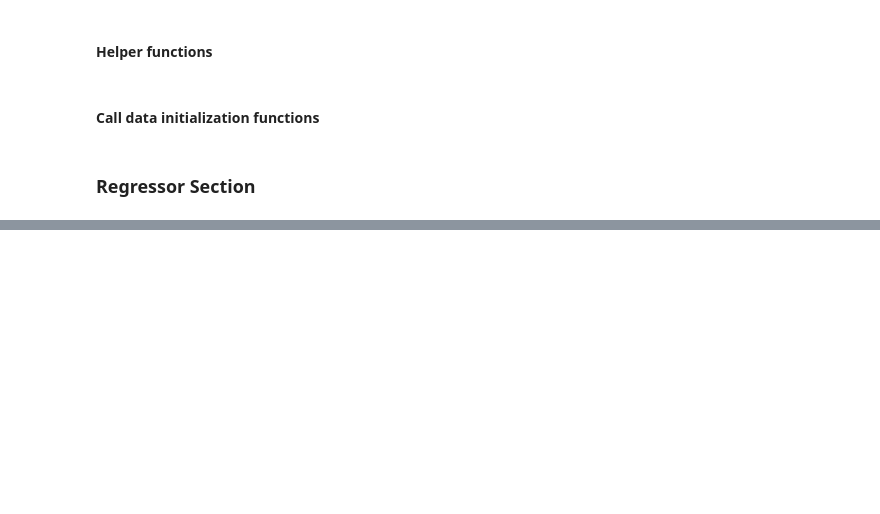
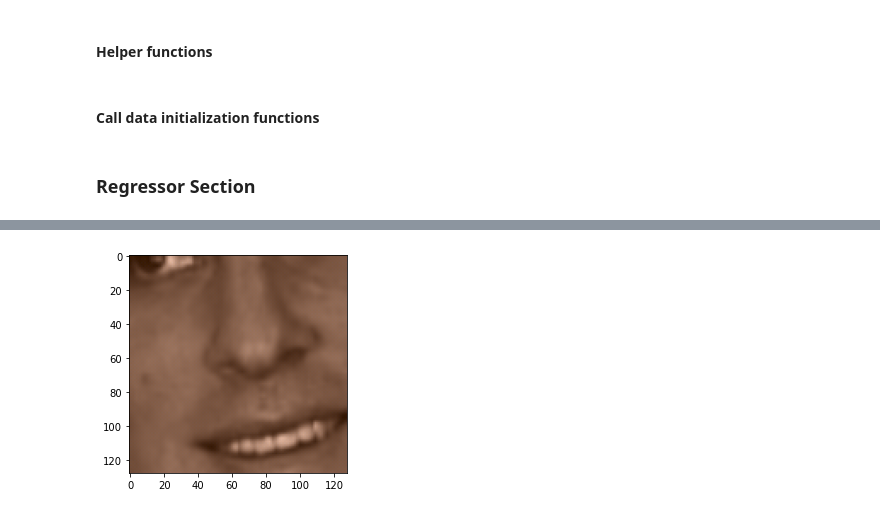
Before and after one commit to devin4412/Project2ImageColorization, a Jupyter notebook: Colorization.ipynb, the cells around one changed output, grey strips where cells are left out. Drawn from its saved outputs; the diff is of its cells as text; code cells hidden in the pictures; blank space fills up the shorter version.

Commit message:
Upscaling added in, image can be seen

```diff
--- a/Colorization.ipynb
+++ b/Colorization.ipynb
@@ -155,7 +155,7 @@ tensor = populateAndScaleDataset(data, numImgs, sf, False)
 # %%
 dataset = convertToLab(tensor, False) #convert color space (prev 2 functions also save files)
 # %%
-#dataset = shuffleTensor(dataset, numImgs*sf) #Shuffle after saving to preserve order in files (cataloging purposes)
+dataset = shuffleTensor(dataset, numImgs*sf) #Shuffle after saving to preserve order in files (cataloging purposes)
 # %% [markdown]
 ### Regressor Section
 # %%
@@ -233,4 +233,6 @@ def runNetwork(dataset):
     dataL = dataL.reshape(7500, 1, 1, 128, 128)
 
     result = net(dataL[0])
-    print("Predicted meagetAverageFromTensor(result))
+    print("Predicted mean chrominance from L = ", getAverageFromTensor(result))
+
+    return result
@@ -267,0 +239,2 @@ Sequential(
+# %%
+result = runNetwork(dataset)
@@ -267,0 +301,19 @@ Sequential(
+# %%
+newA = torch.zeros((1, 128, 128))
+newB = torch.zeros((1, 128, 128))
+newL = torch.zeros((1, 128, 128))
+
+newA = result[0][0][:][:].detach().reshape(1, 128, 128)
+newB = result[0][1][:][:].detach().reshape(1, 128, 128)
+newL = dataL[0][0][0][:][:].reshape(1, 128, 128)*100
+
+newA = newA.permute(1, 2, 0).numpy()
+newB = newB.permute(1, 2, 0).numpy()
+newL = newL.permute(1, 2, 0).numpy()
+
+newImage = cv2.merge((newL, newA, newB))
+newImage = cv2.cvtColor(newImage, cv2.COLOR_LAB2RGB)*255
+
+displayImage(newImage)
+# %% [output]
+[figure, added]
```
Also changed, not shown: parts of 4 cells of this notebook.
